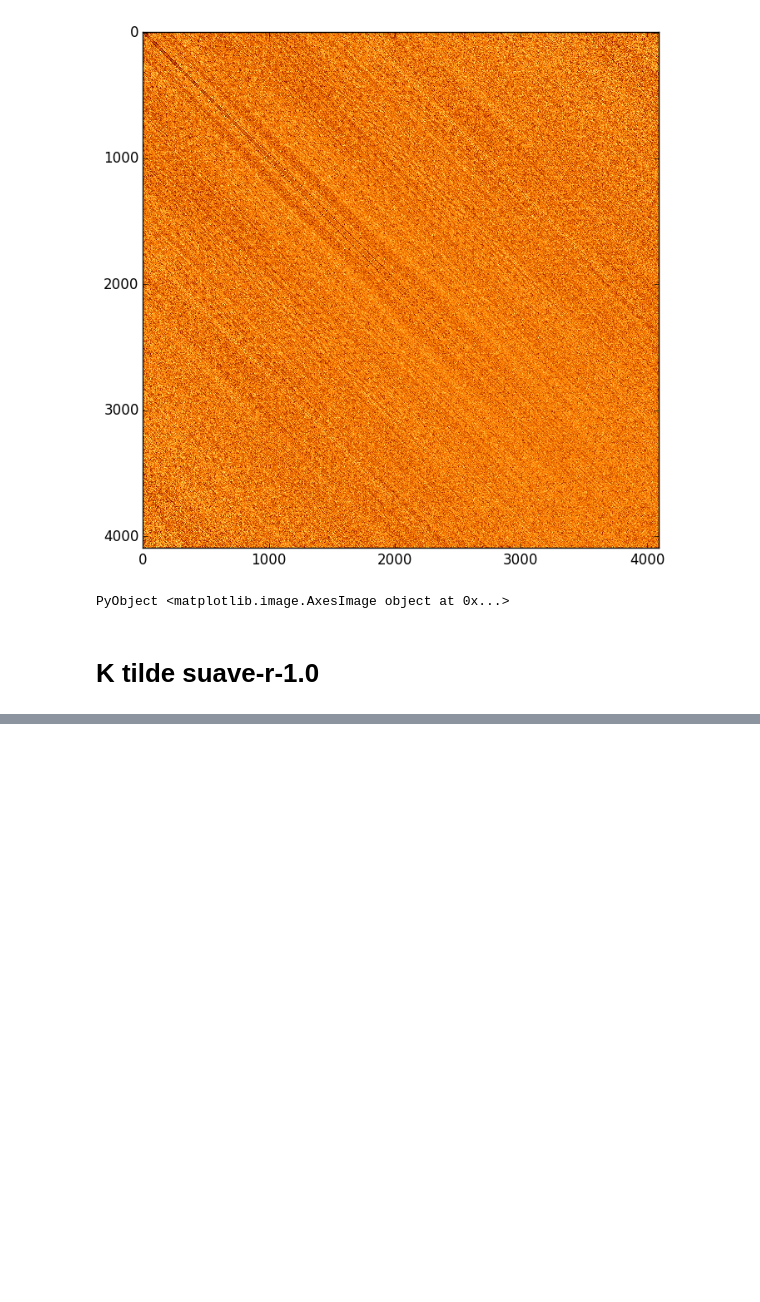
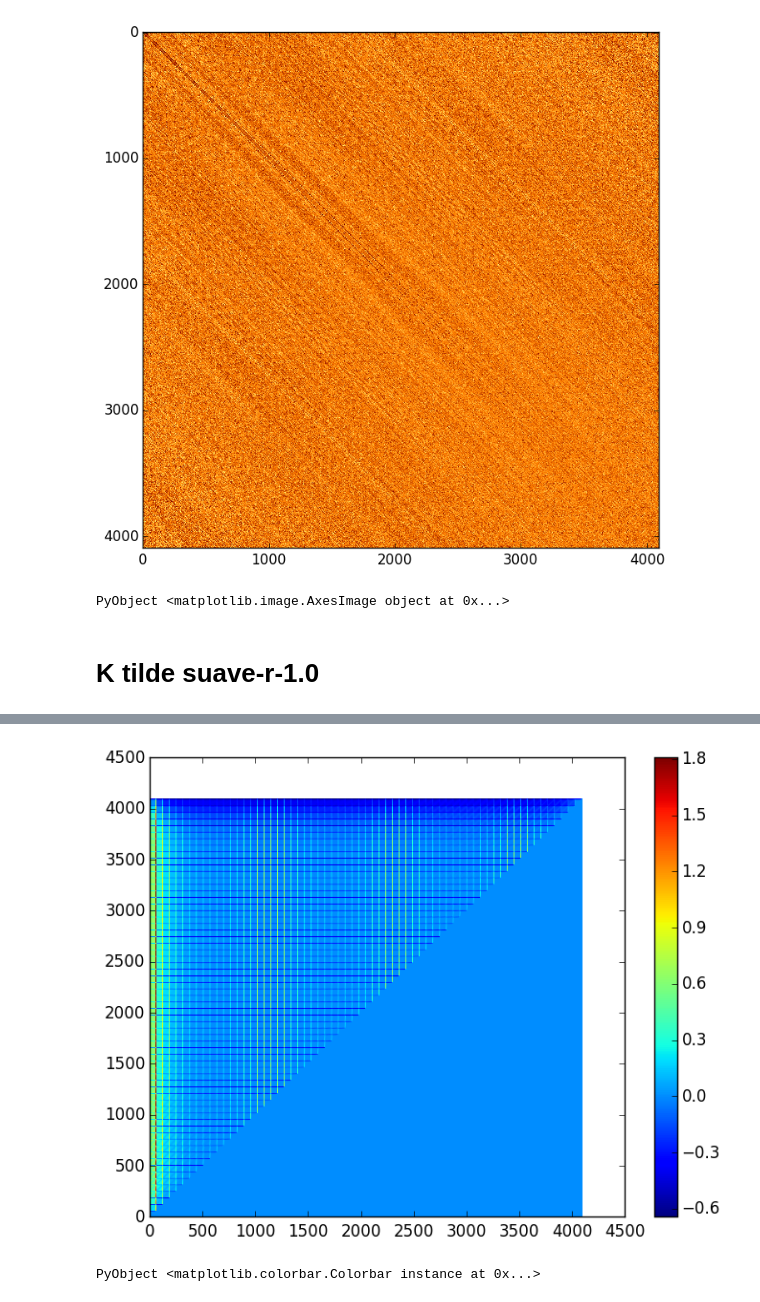
Before and after one commit to nestorcgk/Neuroscience, a Jupyter notebook: P2kCSDA/Resultados Finales.ipynb, the cells around one changed output, grey strips where cells are left out. Drawn from its saved outputs; the diff is of its cells as text; code cells hidden in the pictures; blank space fills up the shorter version.

```diff
--- a/P2kCSDA/Resultados Finales.ipynb
+++ b/P2kCSDA/Resultados Finales.ipynb
@@ -112,0 +189,9 @@ PyObject <matplotlib.image.AxesImage object at 0x...>
+# %%
+using PyPlot
+
+M = error_mat
+pcolormesh(M)
+colorbar()
+# %% [output]
+[figure, added]
+PyObject <matplotlib.colorbar.Colorbar instance at 0x...>
```
Also changed, not shown: parts of 10 cells of this notebook, 19 other files.
